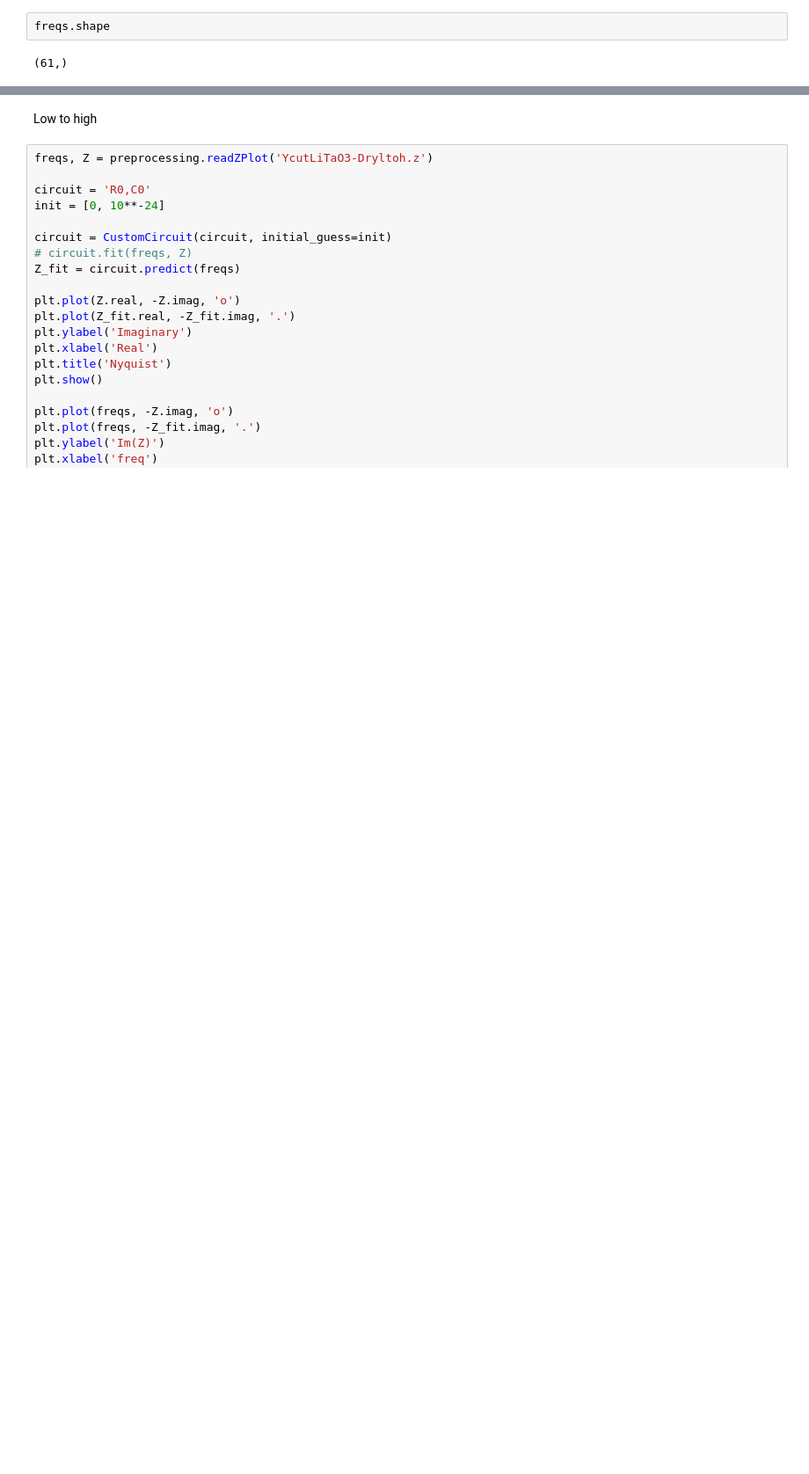
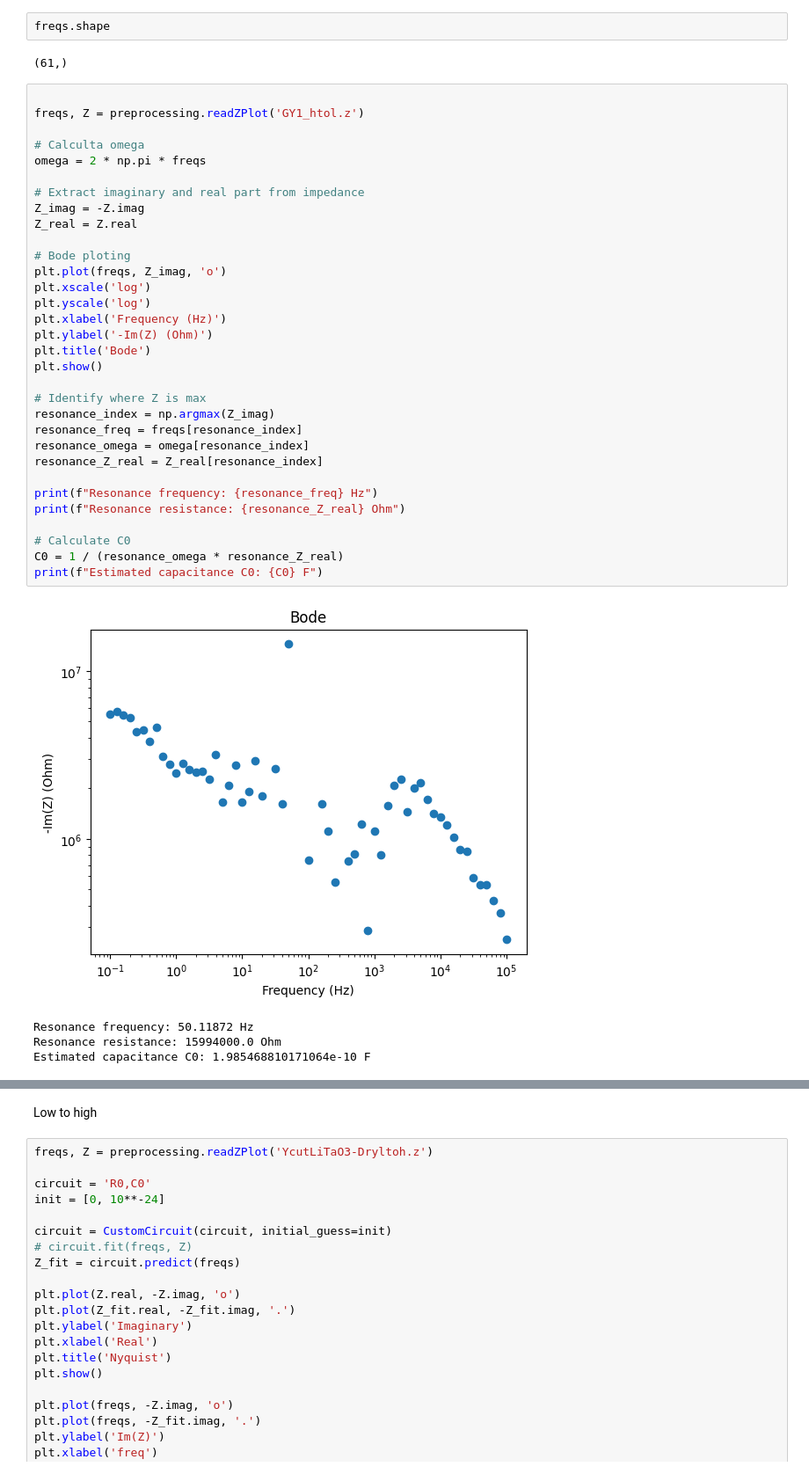
Before and after one commit to beepmo/gator, a Jupyter notebook: data/07-30/litao3_GY1_EIS.ipynb, the cells around one changed output, grey strips where cells are left out. Shown at 88% size. Drawn from its saved outputs; the diff is of its cells as text; blank space fills up the shorter version.

```diff
--- a/data/07-30/litao3_GY1_EIS.ipynb
+++ b/data/07-30/litao3_GY1_EIS.ipynb
@@ -83,3 +92,40 @@ Initial guesses:
 freqs.shape
 # %% [output]
 (61,)
+# %%
+
+freqs, Z = preprocessing.readZPlot('GY1_htol.z')
+
+# Calculta omega
+omega = 2 * np.pi * freqs
+
+# Extract imaginary and real part from impedance
+Z_imag = -Z.imag
+Z_real = Z.real
+
+# Bode ploting
+plt.plot(freqs, Z_imag, 'o')
+plt.xscale('log')
+plt.yscale('log')
+plt.xlabel('Frequency (Hz)')
+plt.ylabel('-Im(Z) (Ohm)')
+plt.title('Bode')
+plt.show()
+
+# Identify where Z is max
+resonance_index = np.argmax(Z_imag)
+resonance_freq = freqs[resonance_index]
+resonance_omega = omega[resonance_index]
+resonance_Z_real = Z_real[resonance_index]
+
+print(f"Resonance frequency: {resonance_freq} Hz")
+print(f"Resonance resistance: {resonance_Z_real} Ohm")
+
+# Calculate C0
+C0 = 1 / (resonance_omega * resonance_Z_real)
+print(f"Estimated capacitance C0: {C0} F")
+# %% [output]
+[figure, added]
+Resonance frequency: 50.11872 Hz
+Resonance resistance: 15994000.0 Ohm
+Estimated capacitance C0: 1.985468810171064e-10 F
```
Also changed, not shown: parts of 5 cells of this notebook.
